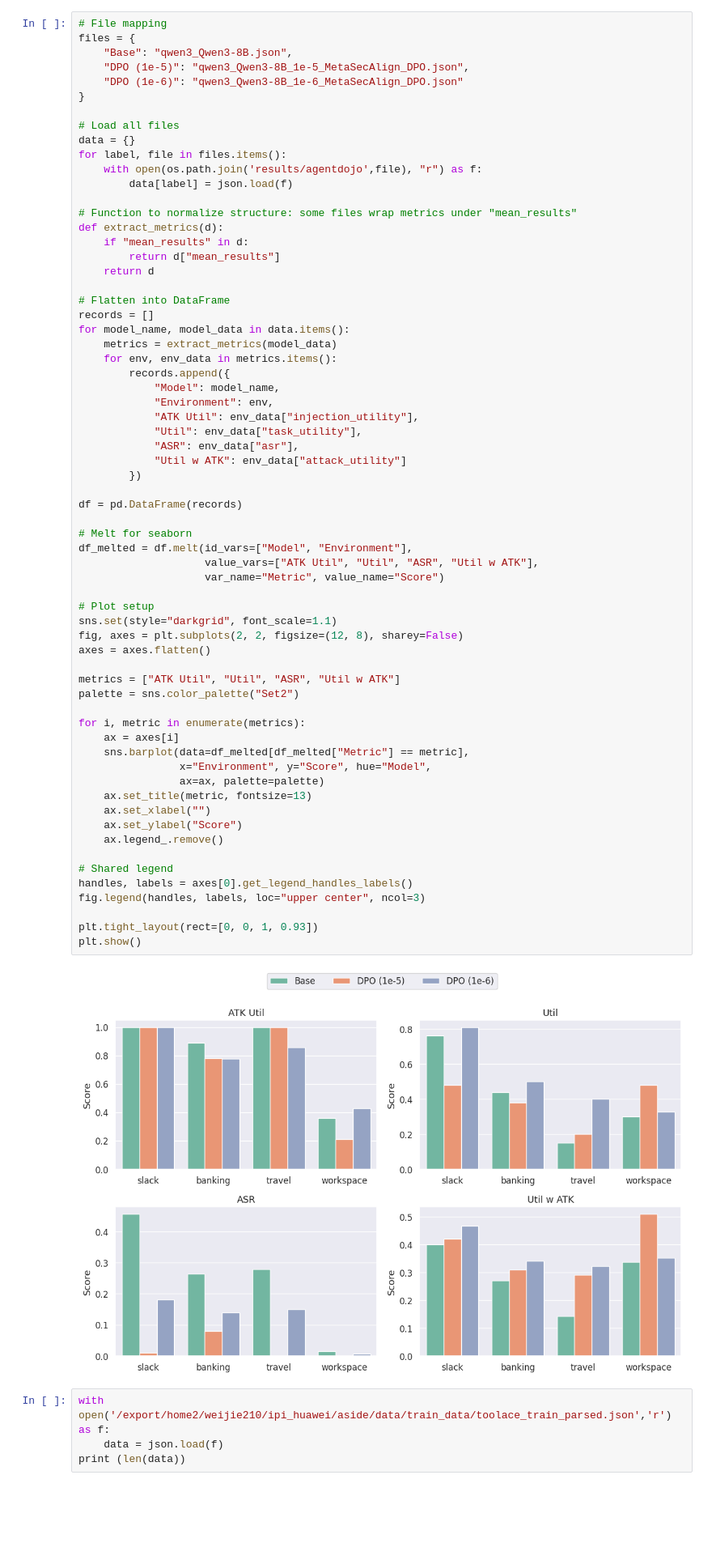
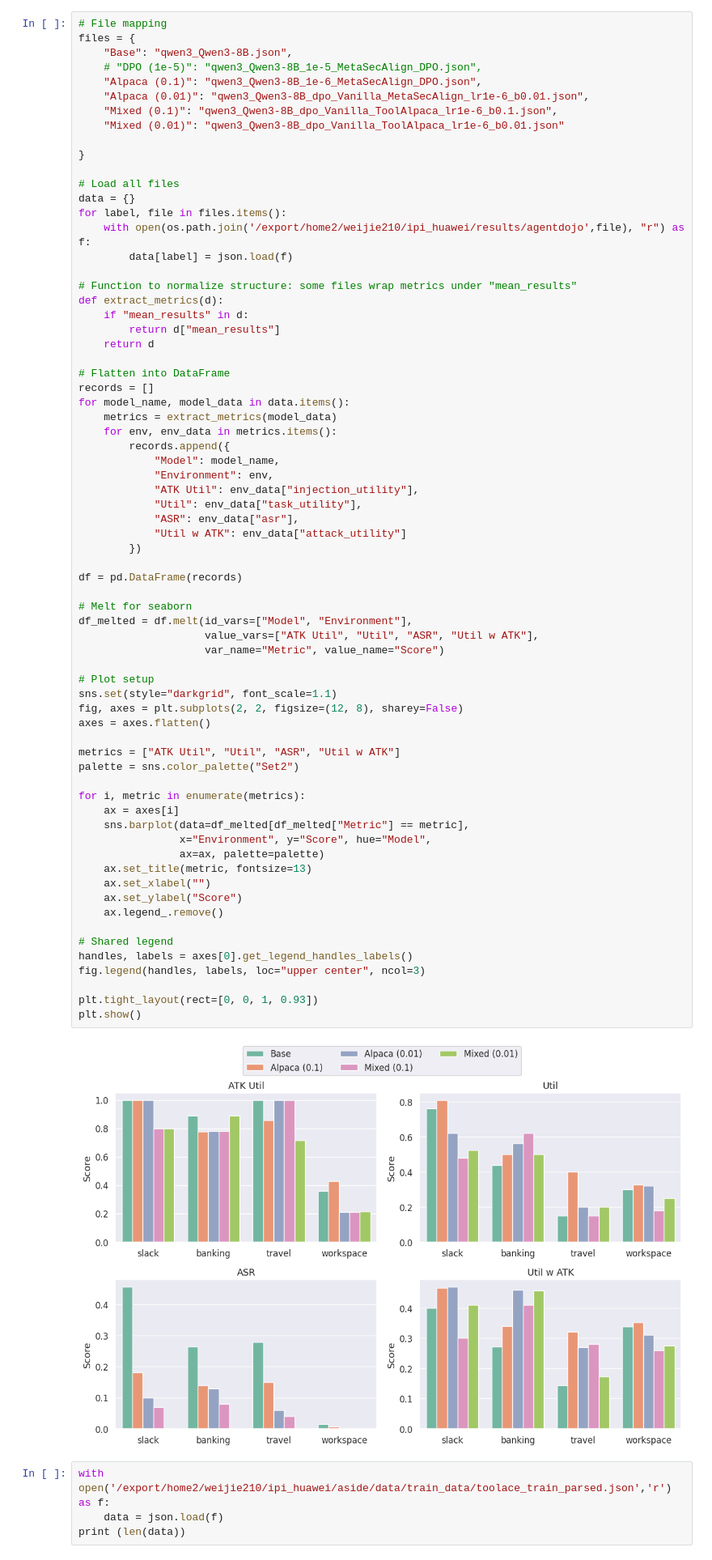
Before and after one commit to wj210/IPI_HW, a Jupyter notebook: notebooks/testing.ipynb, the cells around one changed output. Shown: that part at 81% size. Drawn from its saved outputs; the diff is of its cells as text; blank space fills up the shorter version.

```diff
--- a/notebooks/testing.ipynb
+++ b/notebooks/testing.ipynb
@@ -16,14 +16,18 @@ import matplotlib.pyplot as plt
 # File mapping
 files = {
     "Base": "qwen3_Qwen3-8B.json",
-    "DPO (1e-5)": "qwen3_Qwen3-8B_1e-5_MetaSecAlign_DPO.json",
-    "DPO (1e-6)": "qwen3_Qwen3-8B_1e-6_MetaSecAlign_DPO.json"
+    # "DPO (1e-5)": "qwen3_Qwen3-8B_1e-5_MetaSecAlign_DPO.json",
+    "Alpaca (0.1)": "qwen3_Qwen3-8B_1e-6_MetaSecAlign_DPO.json",
+    "Alpaca (0.01)": "qwen3_Qwen3-8B_dpo_Vanilla_MetaSecAlign_lr1e-6_b0.01.json",
+    "Mixed (0.1)": "qwen3_Qwen3-8B_dpo_Vanilla_ToolAlpaca_lr1e-6_b0.1.json",
+    "Mixed (0.01)": "qwen3_Qwen3-8B_dpo_Vanilla_ToolAlpaca_lr1e-6_b0.01.json"
+
 }
 
 # Load all files
 data = {}
 for label, file in files.items():
-    with open(os.path.join('results/agentdojo',file), "r") as f:
+    with open(os.path.join('/export/home2/weijie210/ipi_huawei/results/agentdojo',file), "r") as f:
         data[label] = json.load(f)
 
 # Function to normalize structure: some files wrap metrics under "mean_results"
@@ -51,34 +55,34 @@ df = pd.DataFrame(records)
 # Melt for seaborn
 df_melted = df.melt(id_vars=["Model", "Environment"],
                     value_vars=["ATK Util", "Util", "ASR", "Util w ATK"],
                     var_name="Metric", value_name="Score")
 
 # Plot setup
 sns.set(style="darkgrid", font_scale=1.1)
 fig, axes = plt.subplots(2, 2, figsize=(12, 8), sharey=False)
 axes = axes.flatten()
 
 metrics = ["ATK Util", "Util", "ASR", "Util w ATK"]
 palette = sns.color_palette("Set2")
 
 for i, metric in enumerate(metrics):
     ax = axes[i]
     sns.barplot(data=df_melted[df_melted["Metric"] == metric],
                 x="Environment", y="Score", hue="Model",
                 ax=ax, palette=palette)
     ax.set_title(metric, fontsize=13)
     ax.set_xlabel("")
     ax.set_ylabel("Score")
     ax.legend_.remove()
 
 # Shared legend
 handles, labels = axes[0].get_legend_handles_labels()
 fig.legend(handles, labels, loc="upper center", ncol=3)
 
 plt.tight_layout(rect=[0, 0, 1, 0.93])
 plt.show()
 # %% [output]
-[figure, old version]
+[figure, new version]
 # %%
 with open('/export/home2/weijie210/ipi_huawei/aside/data/train_data/toolace_train_parsed.json','r') as f:
     data = json.load(f)
```
Also changed, not shown: parts of 1 cell of this notebook, 6 other files.
